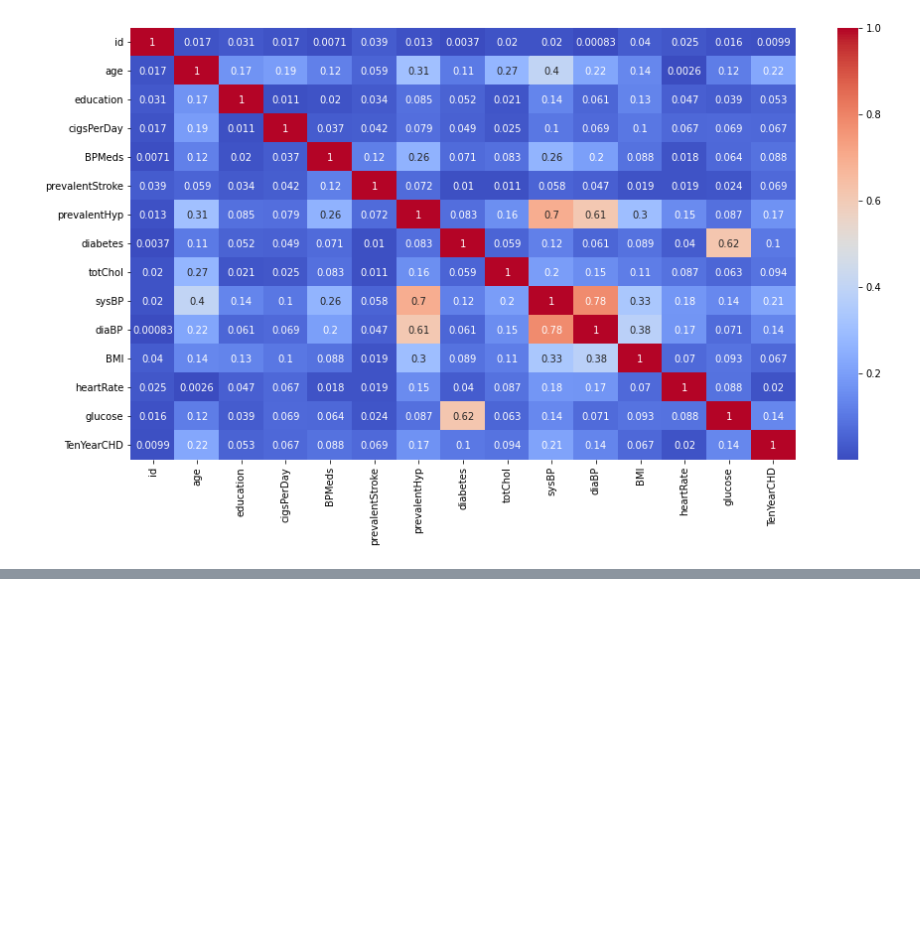
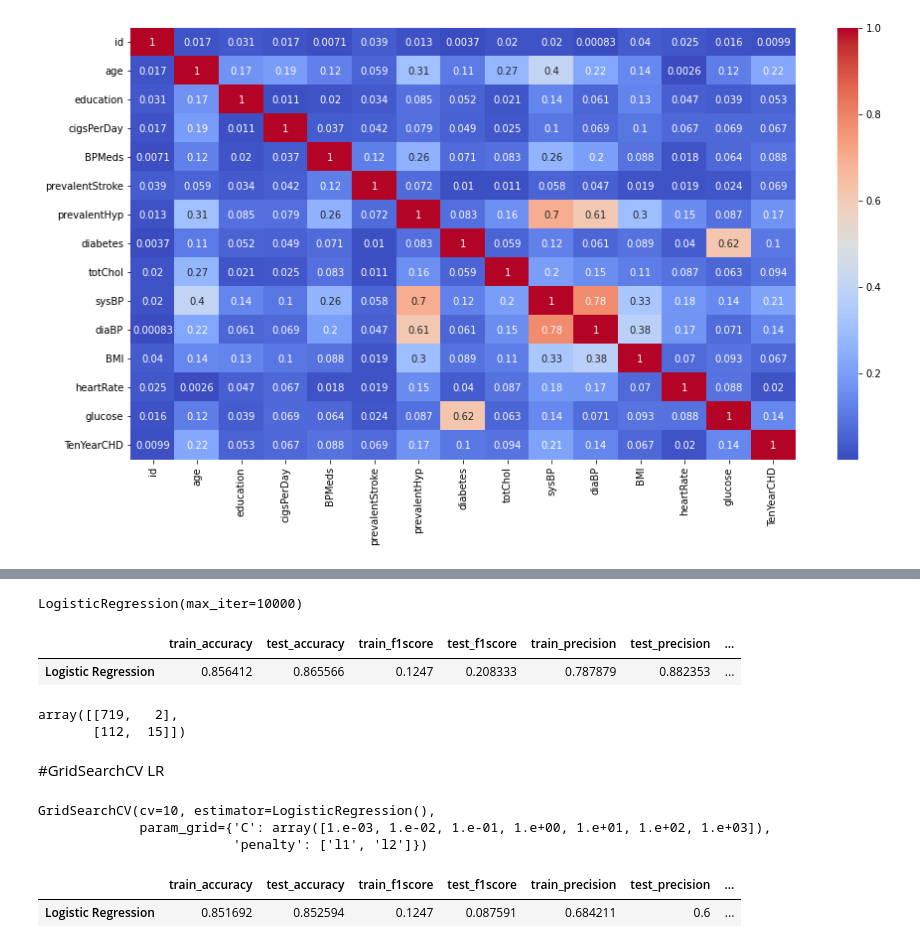
Before and after one commit to Ruchika810/ML-Classification, a Jupyter notebook: Cardiovascular_Risk.ipynb, the cells around one changed output, grey strips where cells are left out. Drawn from its saved outputs; the diff is of its cells as text; code cells hidden in the pictures; blank space fills up the shorter version.

```diff
--- a/Cardiovascular_Risk.ipynb
+++ b/Cardiovascular_Risk.ipynb
@@ -218,0 +253,7 @@ plt.show()
+# %%
+from sklearn.linear_model import LogisticRegression
+
+clf = LogisticRegression(fit_intercept=True, max_iter=10000)
+clf.fit(X_train, y_train)
+# %% [output]
+LogisticRegression(max_iter=10000)
@@ -218,0 +264,45 @@ plt.show()
+# %%
+lr_train_preds = clf.predict_proba(X_train)[:,1]
+lr_test_preds = clf.predict_proba(X_test)[:,1]
+# %%
+# Get the predicted classes
+lr_train_class_preds = clf.predict(X_train)
+lr_test_class_preds = clf.predict(X_test)
+# %%
+# Get the accuracy scores
+lr_train_accuracy = accuracy_score(y_train,lr_train_class_preds)
+lr_test_accuracy = accuracy_score(y_test,lr_test_class_preds)
+# Get the f1 scores
+lr_train_f1score = f1_score(y_train,lr_train_class_preds)
+lr_test_f1score = f1_score(y_test,lr_test_class_preds)
+# Get the precision scores
+lr_train_precision = precision_score(y_train,lr_train_class_preds)
+lr_test_precision = precision_score(y_test,lr_test_class_preds)
+# Get the recall scores
+lr_train_recall = recall_score(y_train,lr_train_class_preds)
+lr_test_recall = recall_score(y_test,lr_test_class_preds)
+#Get the roc score
+lr_train_roc = roc_auc_score(y_train,lr_train_preds)
+lr_test_roc = roc_auc_score(y_test,lr_test_preds)
+# %%
+lr_dict=pd.DataFrame({'train_accuracy':lr_train_accuracy,'test_accuracy':lr_test_accuracy,'train_f1score':lr_train_f1score,'test_f1score':lr_test_f1score,'train_precision':lr_train_precision,'test_precision':lr_test_precision,'test_recall':lr_test_recall,'train_recall':lr_train_recall,'train_roc':lr_train_roc,'test_roc':lr_train_roc},index=['Logistic Regression'])
+lr_dict
+# %% [output]
+|  | train_accuracy | test_accuracy | train_f1score | test_f1score | train_precision | test_precision | ... |
+| Logistic Regression | 0.856412 | 0.865566 | 0.1247 | 0.208333 | 0.787879 | 0.882353 | ... |
+# %%
+confusion_matrix(y_test,lr_test_class_preds)
+# %% [output]
+array([[719,   2],
+       [112,  15]])
+# %% [markdown]
+#GridSearchCV LR
+# %%
+grid={"C":np.logspace(-3,3,7), "penalty":["l1","l2"]}
+logreg=LogisticRegression()
+lr_grid=GridSearchCV(logreg,grid,cv=10)
+lr_grid.fit(X_train,y_train)
+# %% [output]
+GridSearchCV(cv=10, estimator=LogisticRegression(),
+             param_grid={'C': array([1.e-03, 1.e-02, 1.e-01, 1.e+00, 1.e+01, 1.e+02, 1.e+03]),
+                         'penalty': ['l1', 'l2']})
@@ -218,0 +336,6 @@ plt.show()
+# %%
+lr_dict=pd.DataFrame({'train_accuracy':lr_train_accuracy_gscv,'test_accuracy':lr_test_accuracy_gscv,'train_f1score':lr_train_f1score,'test_f1score':lr_test_f1score_gscv,'train_precision':lr_train_precision_gscv,'test_precision':lr_test_precision_gscv,'test_recall':lr_test_recall_gscv,'train_recall':lr_train_recall_gscv,'train_roc':lr_train_roc_gscv,'test_roc':lr_train_roc_gscv},index=['Logistic Regression'])
+lr_dict
+# %% [output]
+|  | train_accuracy | test_accuracy | train_f1score | test_f1score | train_precision | test_precision | ... |
+| Logistic Regression | 0.851692 | 0.852594 | 0.1247 | 0.087591 | 0.684211 | 0.6 | ... |
```
Also changed, not shown: parts of 15 cells of this notebook.
